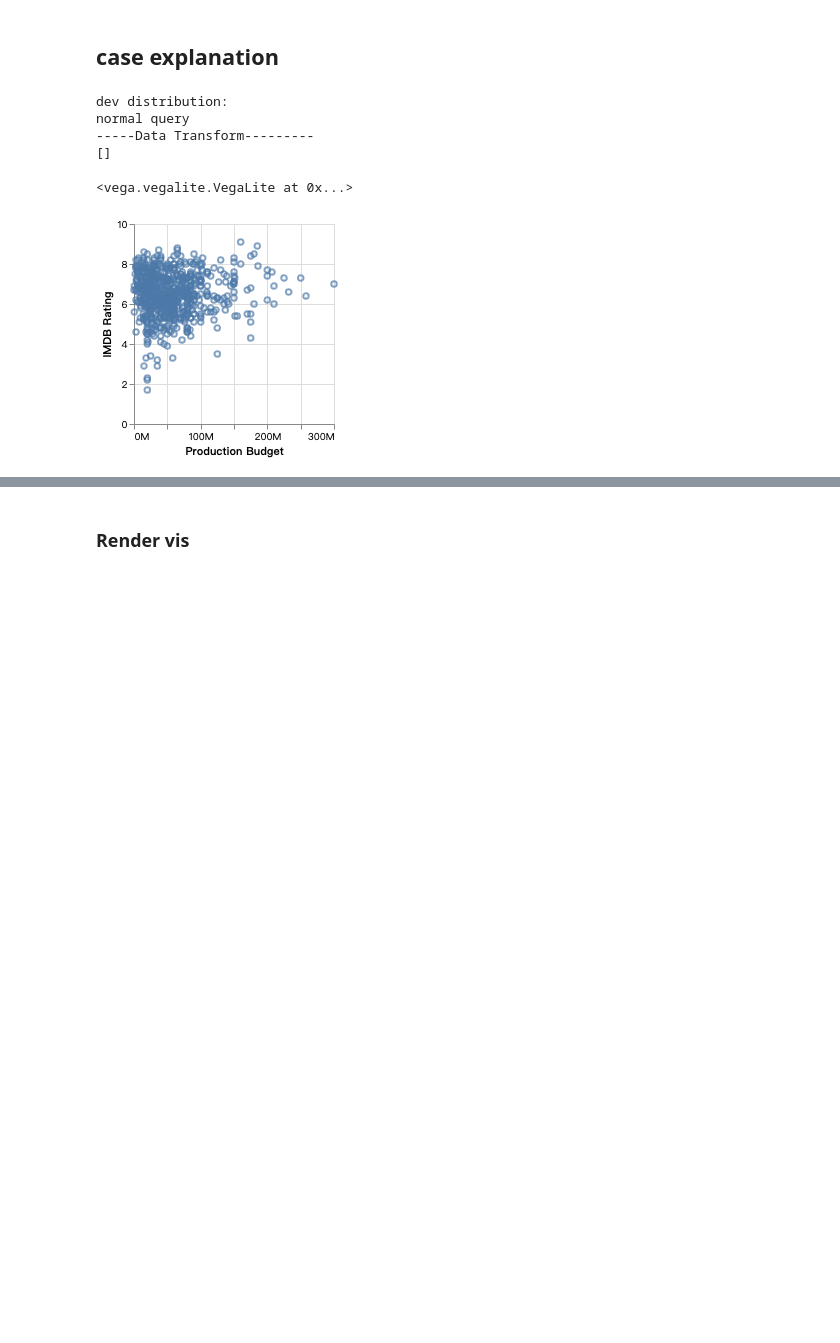
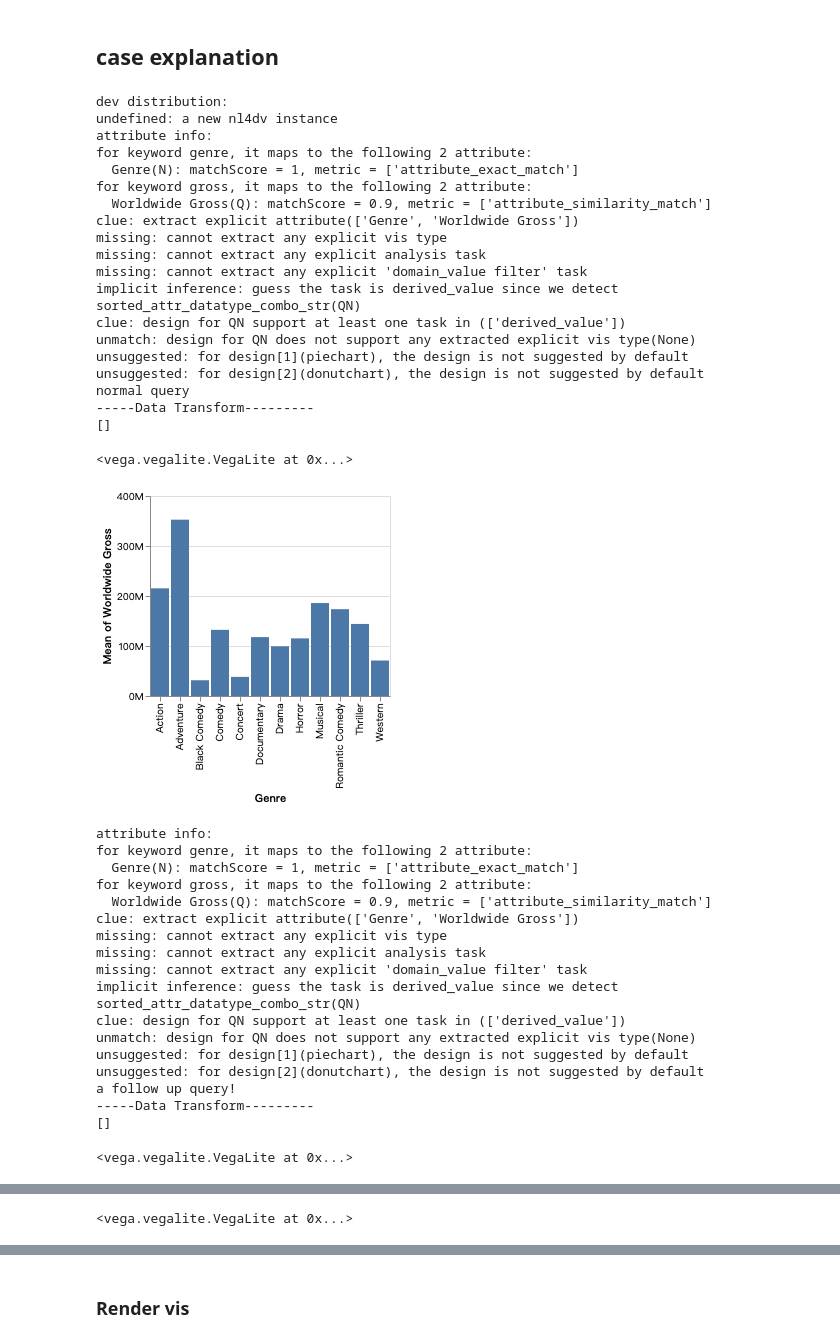
Before and after one commit to bopan3/nl4dv_enhance, a Jupyter notebook: examples/applications/notebook/Demo.ipynb, the cells around one changed output, grey strips where cells are left out. Saved outputs shown, nothing was run; the diff lists cells and outputs as text; code cells hidden in the pictures; blank space fills up the shorter version.

Commit message:
Auto case info classify 0.3,dataset test for movie

```diff
--- a/examples/applications/notebook/Demo.ipynb
+++ b/examples/applications/notebook/Demo.ipynb
@@ -200,17 +200,55 @@ normal query
 # %%
 import sys
 import os
 sys.path.append("../../../")
 from nl4dv import NL4DV
 
 nl4dv_instance = NL4DV(debug=False,verbose=False,alias_url=os.path.join("..","..","assets","aliases","movies-w-year.json"),data_url=os.path.join("..","..","assets","data","movies-w-year.csv"))
 dependency_parser_config = {'name': 'corenlp','model': os.path.join("..","..","assets","jars","stanford-english-corenlp-2018-10-05-models.jar"),'parser': os.path.join("..","..","assets","jars","stanford-parser.jar")}
 nl4dv_instance.set_dependency_parser(config=dependency_parser_config)
-nl4dv_instance.render_vis("show me the correlation of the budget and the ratings")
+# nl4dv_instance.render_vis("show me the correlation of the budget and the ratings")
+# nl4dv_instance.render_vis("show gross by genre for movies released in 2008")
+nl4dv_instance.render_vis("show me genre and gross").display()
+nl4dv_instance.render_vis("show me genre and gross").display()
+
+nl4dv_instance.render_vis("show me genre and gross").display()
 # %% [output]
 dev distribution:
+undefined: a new nl4dv instance
+attribute info:
+for keyword genre, it maps to the following 2 attribute:
+  Genre(N): matchScore = 1, metric = ['attribute_exact_match']
+for keyword gross, it maps to the following 2 attribute:
+  Worldwide Gross(Q): matchScore = 0.9, metric = ['attribute_similarity_match']
+clue: extract explicit attribute(['Genre', 'Worldwide Gross'])
+missing: cannot extract any explicit vis type
+missing: cannot extract any explicit analysis task
+missing: cannot extract any explicit 'domain_value filter' task
+implicit inference: guess the task is derived_value since we detect sorted_attr_datatype_combo_str(QN)
+clue: design for QN support at least one task in (['derived_value'])
+unmatch: design for QN does not support any extracted explicit vis type(None)
+unsuggested: for design[1](piechart), the design is not suggested by default
+unsuggested: for design[2](donutchart), the design is not suggested by default
 normal query
 -----Data Transform---------
 []
 <vega.vegalite.VegaLite at 0x...>
-[figure, old version]
+[figure, new version]
+attribute info:
+for keyword genre, it maps to the following 2 attribute:
+  Genre(N): matchScore = 1, metric = ['attribute_exact_match']
+for keyword gross, it maps to the following 2 attribute:
+  Worldwide Gross(Q): matchScore = 0.9, metric = ['attribute_similarity_match']
+clue: extract explicit attribute(['Genre', 'Worldwide Gross'])
+missing: cannot extract any explicit vis type
+missing: cannot extract any explicit analysis task
+missing: cannot extract any explicit 'domain_value filter' task
+implicit inference: guess the task is derived_value since we detect sorted_attr_datatype_combo_str(QN)
+clue: design for QN support at least one task in (['derived_value'])
+unmatch: design for QN does not support any extracted explicit vis type(None)
+unsuggested: for design[1](piechart), the design is not suggested by default
+unsuggested: for design[2](donutchart), the design is not suggested by default
+a follow up query!
+-----Data Transform---------
+[]
+<vega.vegalite.VegaLite at 0x...>
@@ -216,0 +273 @@ normal query
+<vega.vegalite.VegaLite at 0x...>
```
Also changed, not shown: parts of 1 cell of this notebook, 21 other files.
